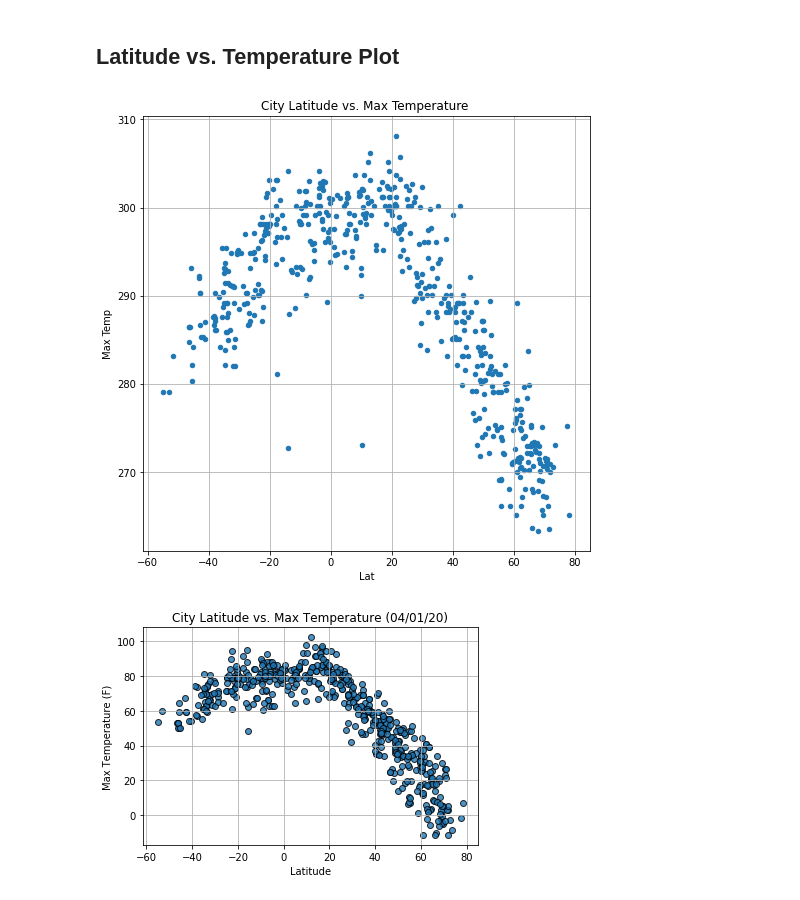
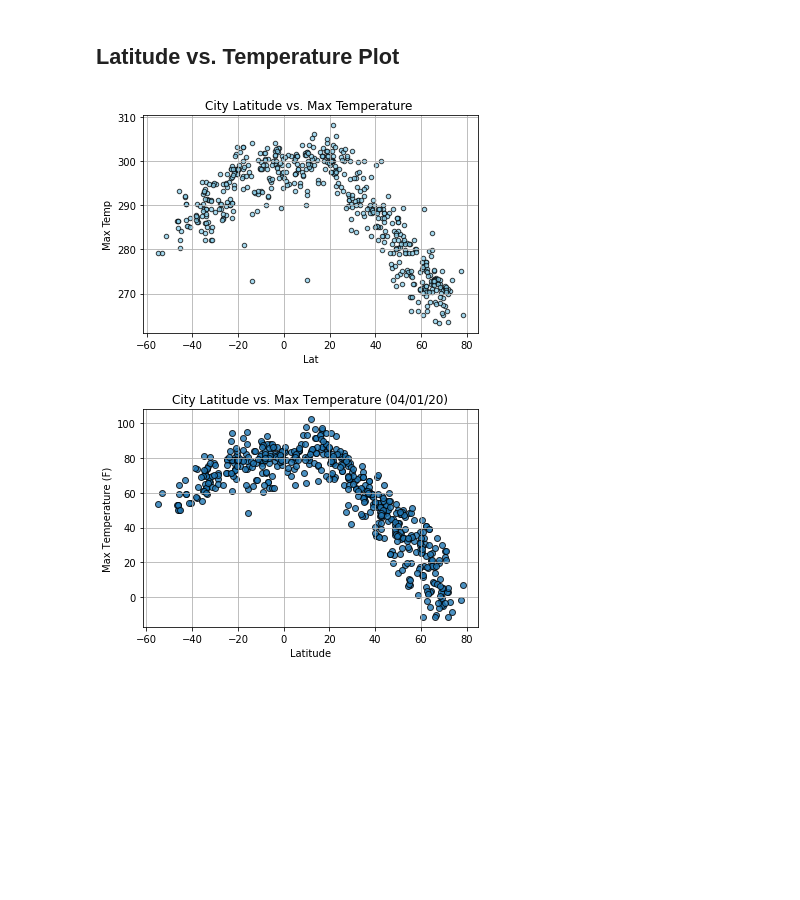
Before and after one commit to Yazz-01/Python_API_challenge, a Jupyter notebook: Weatherpy/weather_main.ipynb, the cells around one changed output. Drawn from its saved outputs; the diff is of its cells as text; code cells hidden in the pictures; blank space fills up the shorter version.

```diff
--- a/Weatherpy/weather_main.ipynb
+++ b/Weatherpy/weather_main.ipynb
@@ -371,11 +371,12 @@ clean_city_data.reset_index()
 ## Latitude vs. Temperature Plot
 # %%
 # Create a scatter plot which compares MPG to horsepower
-clean_city_data.plot(kind="scatter", x="Lat", y="Max Temp", grid=True, figsize=(8,8),
+clean_city_data.plot(kind="scatter", x="Lat", y="Max Temp", color="skyblue", alpha=0.75, edgecolors = "black",
               title="City Latitude vs. Max Temperature ")
+plt.grid (b=True, which="major",axis="both",linestyle="-")
 plt.show()
 # %% [output]
-[figure, old version]
+[figure, new version]
 # %%
 # %% [output]
 [figure]
```
Also changed, not shown: parts of 3 cells of this notebook.
